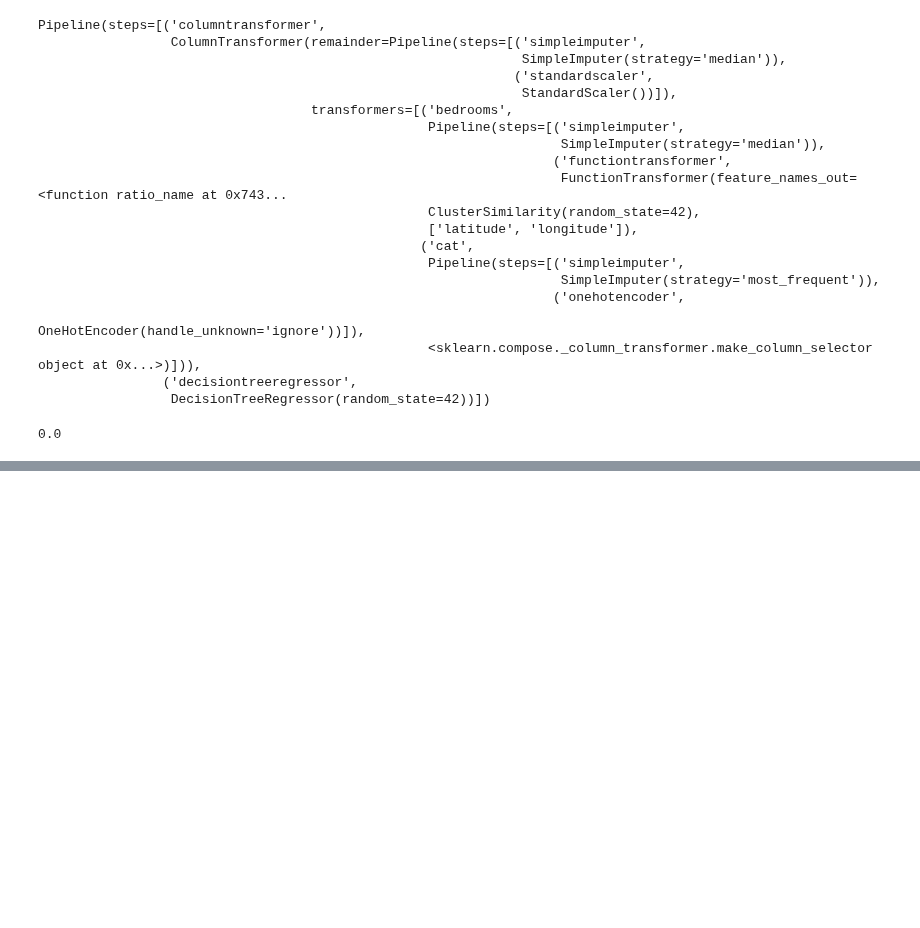
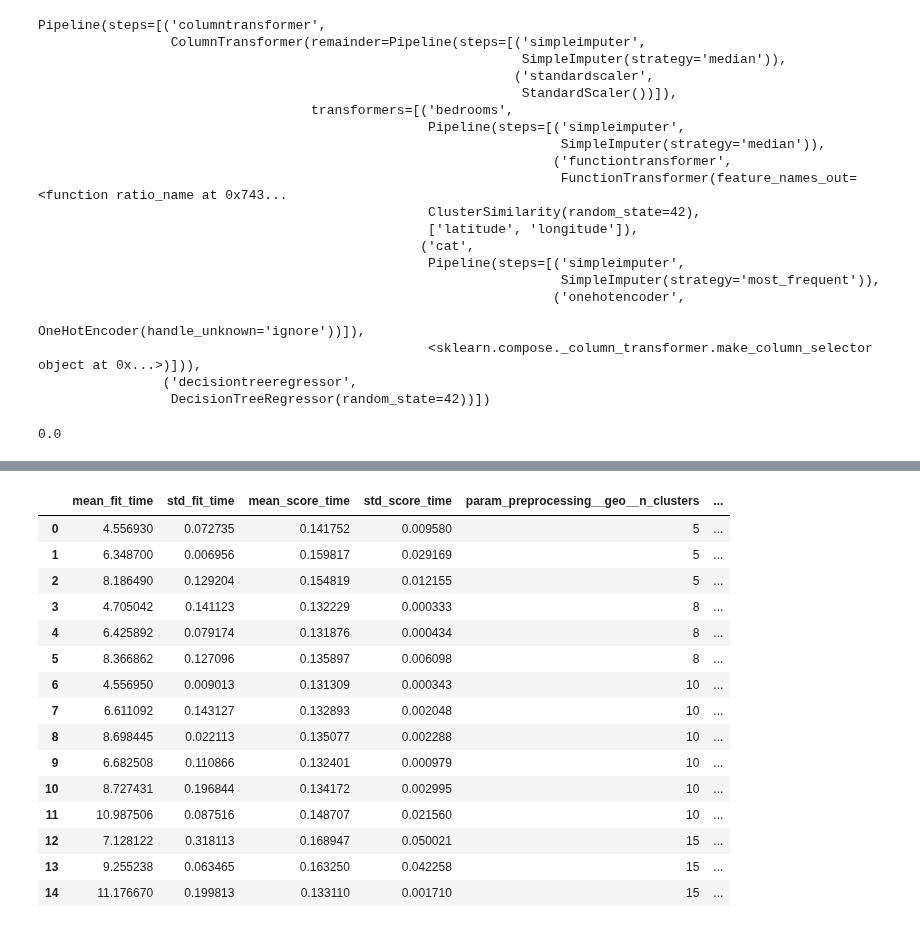
Before and after one commit to Parmida79/baldr, a Jupyter notebook: baldr/data_preperation.ipynb, the cells around one changed output, grey strips where cells are left out. Drawn from its saved outputs; the diff is of its cells as text; code cells hidden in the pictures; blank space fills up the shorter version.

Commit message:
Evaluated values with random_forest, lin_reg and descision_tree and then finetuned model using Grid and Randomized Search

```diff
--- a/baldr/data_preperation.ipynb
+++ b/baldr/data_preperation.ipynb
@@ -668,0 +737,17 @@ tree_rmse
+# %%
+# grid search is used to fine-tune a model
+from sklearn.model_selection import GridSearchCV
+
+full_pipeline = Pipeline([
+    ("preprocessing", preprocessing),
+    ("random_forest", RandomForestRegressor(random_state=42)),
+])
+param_grid = [
+    # go to preprocessing -> ColumnTransformer(geo) -> ClusterSimilarity(n_clusters)
+    {'preprocessing__geo__n_clusters': [5, 8, 10],
+     'random_forest__max_features': [4, 6, 8]},
+    {'preprocessing__geo__n_clusters': [10, 15],
+     'random_forest__max_features': [6, 8, 10]},
+]
+grid_search = GridSearchCV(full_pipeline, param_grid, cv=3, scoring='neg_root_mean_squared_error')
+grid_search.fit(housing, housing_labels)
@@ -668,0 +798,20 @@ tree_rmse
+# %%
+cv_res = pd.DataFrame(grid_search.cv_results_)
+cv_res
+# %% [output]
+|  | mean_fit_time | std_fit_time | mean_score_time | std_score_time | param_preprocessing__geo__n_clusters | ... |
+| 0 | 4.556930 | 0.072735 | 0.141752 | 0.009580 | 5 | ... |
+| 1 | 6.348700 | 0.006956 | 0.159817 | 0.029169 | 5 | ... |
+| 2 | 8.186490 | 0.129204 | 0.154819 | 0.012155 | 5 | ... |
+| 3 | 4.705042 | 0.141123 | 0.132229 | 0.000333 | 8 | ... |
+| 4 | 6.425892 | 0.079174 | 0.131876 | 0.000434 | 8 | ... |
+| 5 | 8.366862 | 0.127096 | 0.135897 | 0.006098 | 8 | ... |
+| 6 | 4.556950 | 0.009013 | 0.131309 | 0.000343 | 10 | ... |
+| 7 | 6.611092 | 0.143127 | 0.132893 | 0.002048 | 10 | ... |
+| 8 | 8.698445 | 0.022113 | 0.135077 | 0.002288 | 10 | ... |
+| 9 | 6.682508 | 0.110866 | 0.132401 | 0.000979 | 10 | ... |
+| 10 | 8.727431 | 0.196844 | 0.134172 | 0.002995 | 10 | ... |
+| 11 | 10.987506 | 0.087516 | 0.148707 | 0.021560 | 10 | ... |
+| 12 | 7.128122 | 0.318113 | 0.168947 | 0.050021 | 15 | ... |
+| 13 | 9.255238 | 0.063465 | 0.163250 | 0.042258 | 15 | ... |
+| 14 | 11.176670 | 0.199813 | 0.133110 | 0.001710 | 15 | ... |
```
Also changed, not shown: parts of 15 cells of this notebook.
